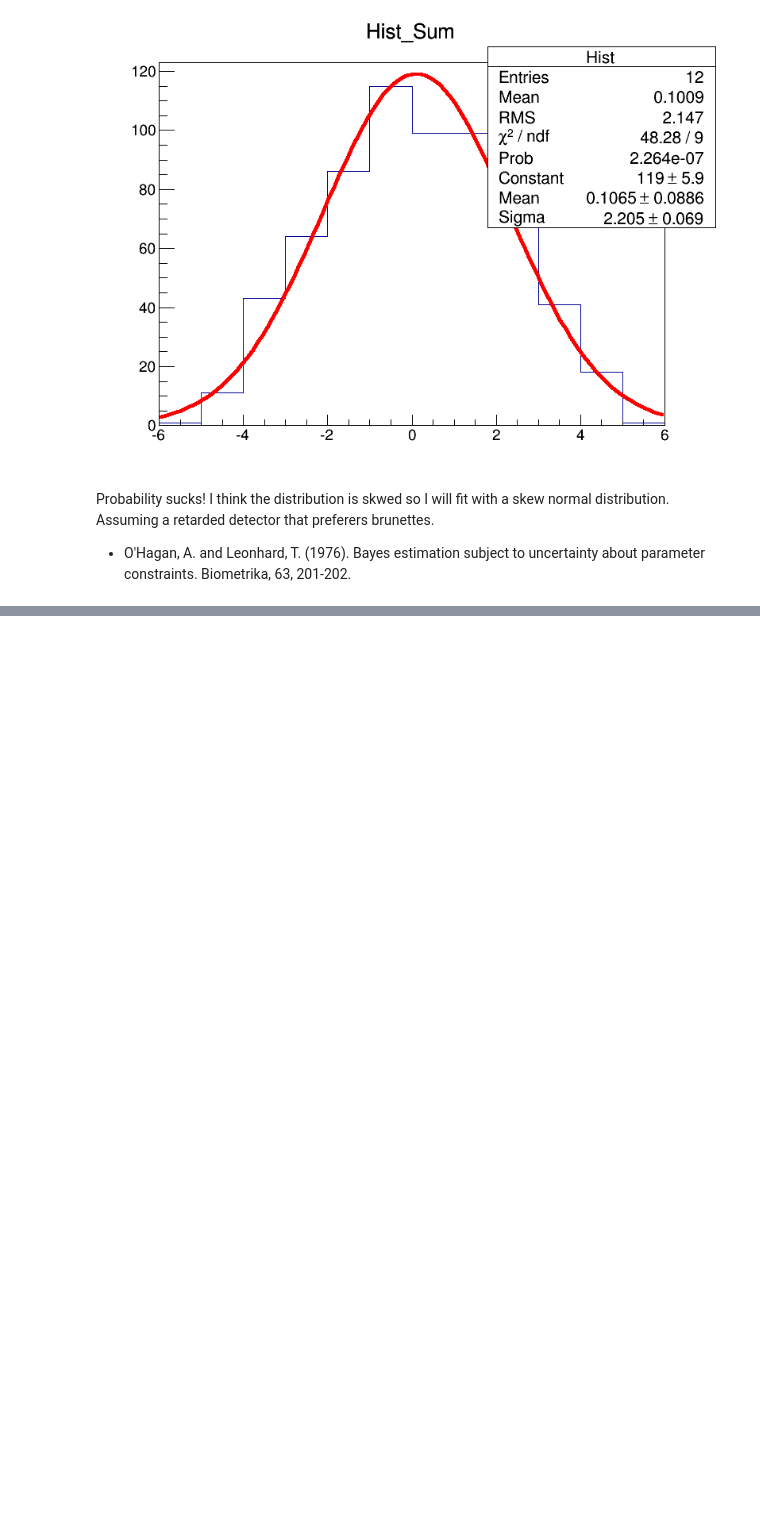
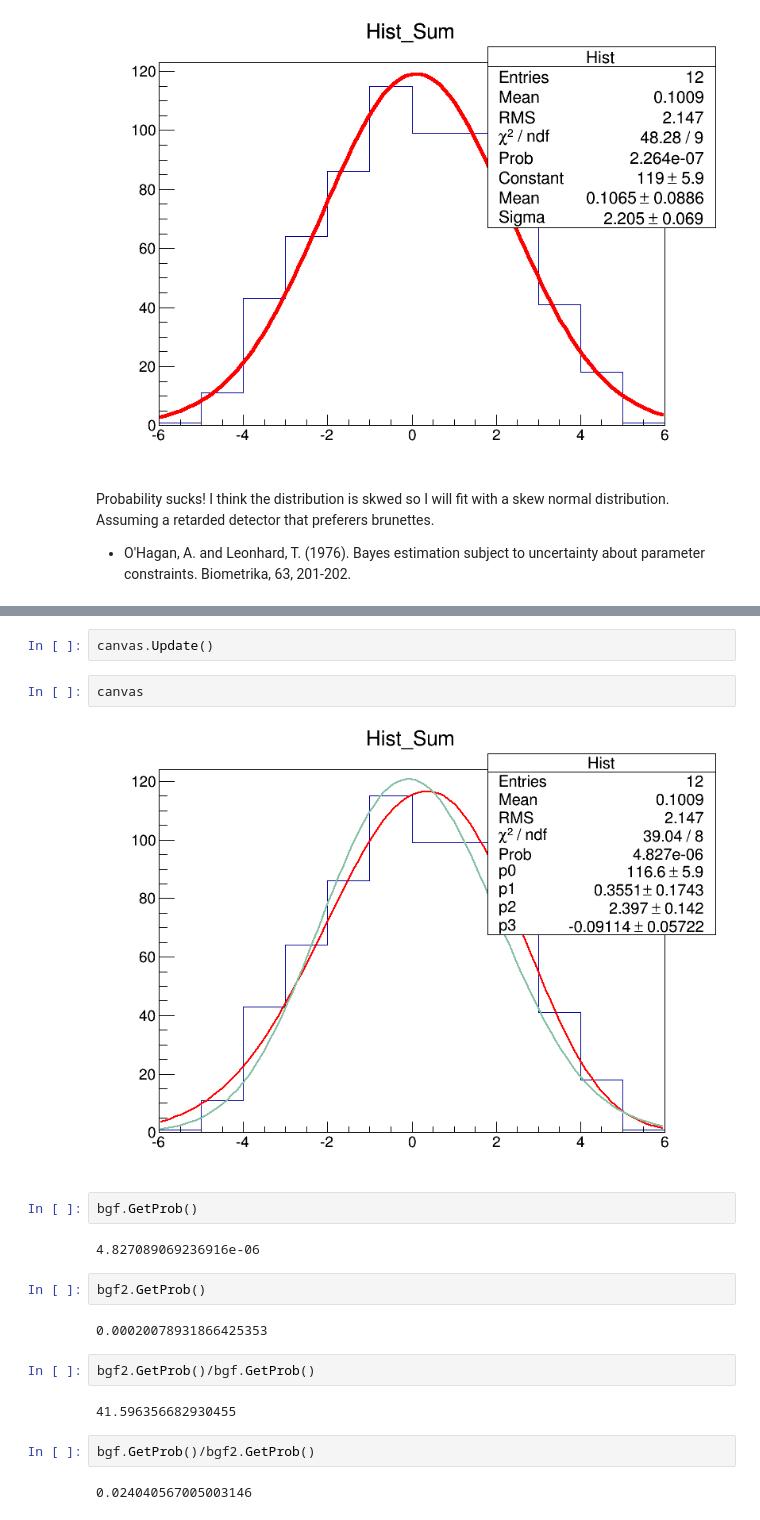
Before and after one commit to giulioungaretti/stats2013, a Jupyter notebook: ProblemSet/5.1.ipynb, the cells around one changed output, grey strips where cells are left out. Saved outputs shown, nothing was run; the diff lists cells and outputs as text; blank space fills up the shorter version.

```diff
--- a/ProblemSet/5.1.ipynb
+++ b/ProblemSet/5.1.ipynb
@@ -115,0 +118,22 @@ TypeError: none of the 9 overloaded methods succeeded. Full details:
+# %%
+canvas.Update()
+# %%
+canvas
+# %% [output]
+[figure, added]
+# %%
+bgf.GetProb()
+# %% [output]
+4.827089069236916e-06
+# %%
+bgf2.GetProb()
+# %% [output]
+0.00020078931866425353
+# %%
+bgf2.GetProb()/bgf.GetProb()
+# %% [output]
+41.596356682930455
+# %%
+bgf.GetProb()/bgf2.GetProb()
+# %% [output]
+0.024040567005003146
```
Also changed, not shown: parts of 10 cells of this notebook, 1 other file.
